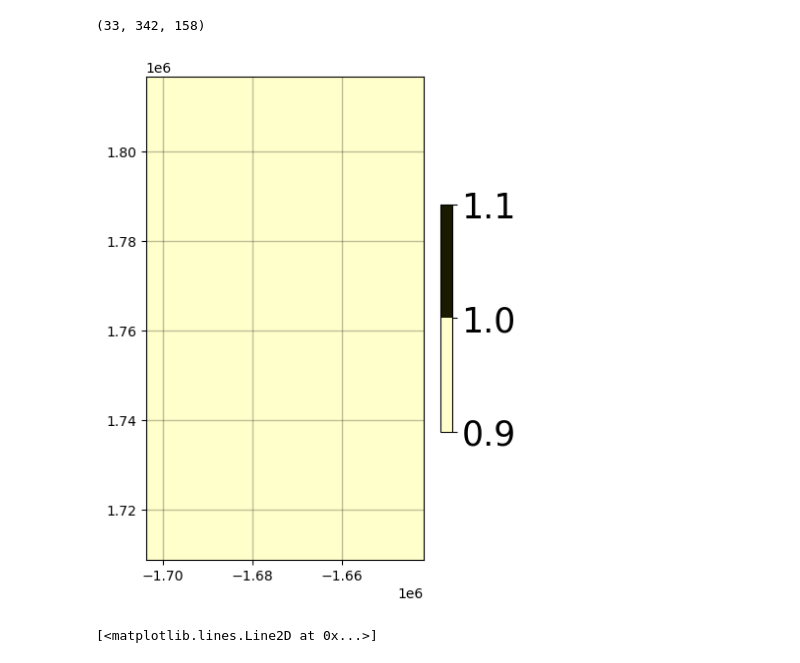
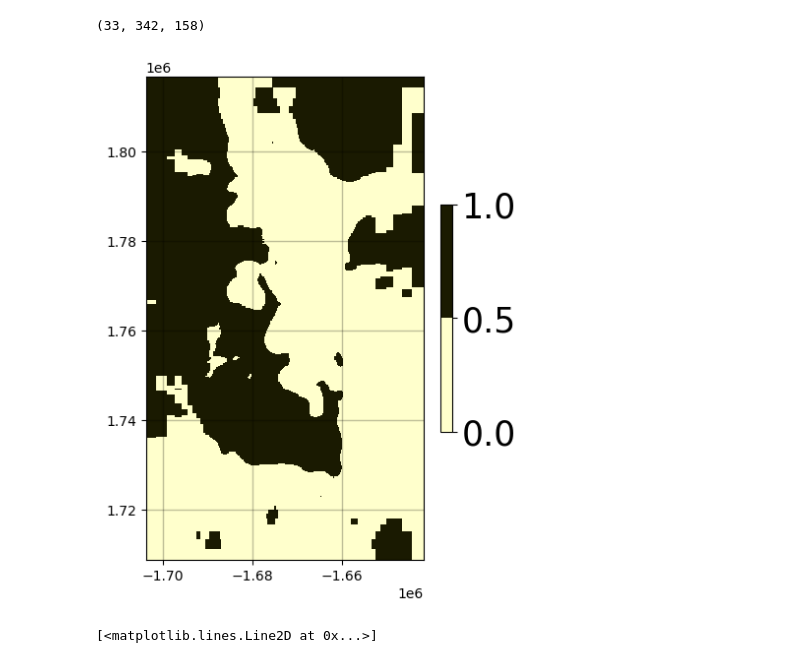
Before and after one commit to MaximilianLowe/VI_inversion_SWARM, a Jupyter notebook: SWARM_prepare_VI_inversion.ipynb, the cells around one changed output. Cells and saved outputs as stored; diff of their text form; code cells hidden in the pictures.

```diff
--- a/SWARM_prepare_VI_inversion.ipynb
+++ b/SWARM_prepare_VI_inversion.ipynb
@@ -985,19 +834,24 @@ MI_covar_mesh = []
 for j in range(nz):
 
     # define depth inverval
-    lower_cell_boundary_index = Depth[j]  # depth against each bottom cell boundary is tested against
+    lower_cell_boundary_index = Depth[
+        j
+    ]  # depth against each bottom cell boundary is tested against
 
     # create empty temporary variable
-    ix_matrix_temp = np.zeros(len(cell_boundaries[:,0]))
+    ix_matrix_temp = np.zeros(len(cell_boundaries[:, 0]))
 
-    for i in range(len(Topo_values_regridded[:,0])):
+    for i in range(len(Topo_values_regridded[:, 0])):
 
-        if  Topo_values_regridded[i,2] > lower_cell_boundary_index or CDP_above_Moho_regridded[i,2] < lower_cell_boundary_index:
+        if (
+            Topo_values_regridded[i, 2] > lower_cell_boundary_index
+            or CDP_above_Moho_regridded[i, 2] < lower_cell_boundary_index
+        ):
             ix_matrix_temp[i] = 0
         else:
             ix_matrix_temp[i] = 1
 
-        ix_grd = ix_matrix_temp.reshape((len(Y_PS),len(X_PS)))
+        ix_grd = ix_matrix_temp.reshape((len(Y_PS), len(X_PS)))
 
     MI_covar_mesh.append(ix_grd)
 
@@ -1008,25 +862,27 @@ MI_cov_total_mesh.shape
 # %%
 # define colorbar for air rock index
 ar_ix_cmap = cm.lajolla.resampled(2)
 
 # create figure
-figure1 = plt.figure(figsize=(10,10))
+figure1 = plt.figure(figsize=(10, 10))
 
 # subplot BA gravity data
 ax1 = plt.subplot(1, 2, 1)
 
-im1 = plt.pcolor(x_ps_grid , y_ps_grid , MI_cov_total_mesh[31,:,:] , cmap=ar_ix_cmap)
+im1 = plt.pcolor(x_ps_grid, y_ps_grid, MI_cov_total_mesh[12, :, :], cmap=ar_ix_cmap)
 
 
-axes=plt.gca()
+axes = plt.gca()
 axes.set_aspect(1)
-cb = plt.colorbar(im1, pad=0.05 , shrink=.3)
+cb = plt.colorbar(im1, pad=0.05, shrink=0.3)
 # cb.set_ticks([0,1])
 # cb.set_ticklabels(["Air", "Rock"])
-im1.figure.axes[1].tick_params(axis="y", labelsize=25) # increase label size of the colorbar
-plt.grid(color='k', linestyle='-', linewidth=1 , alpha=.25)
+im1.figure.axes[1].tick_params(
+    axis="y", labelsize=25
+)  # increase label size of the colorbar
+plt.grid(color="k", linestyle="-", linewidth=1, alpha=0.25)
 # %% [output]
-[figure, old version]
+[figure, new version]
 # %%
 model_sus_cov = Dataset(inversion_path + "Susceptibility_cov.nc", "w")
 Grid_x_dim = model_sus_cov.createDimension("Northing", X_PS.size)
```
Also changed, not shown: parts of 20 cells of this notebook, 8 other files.
